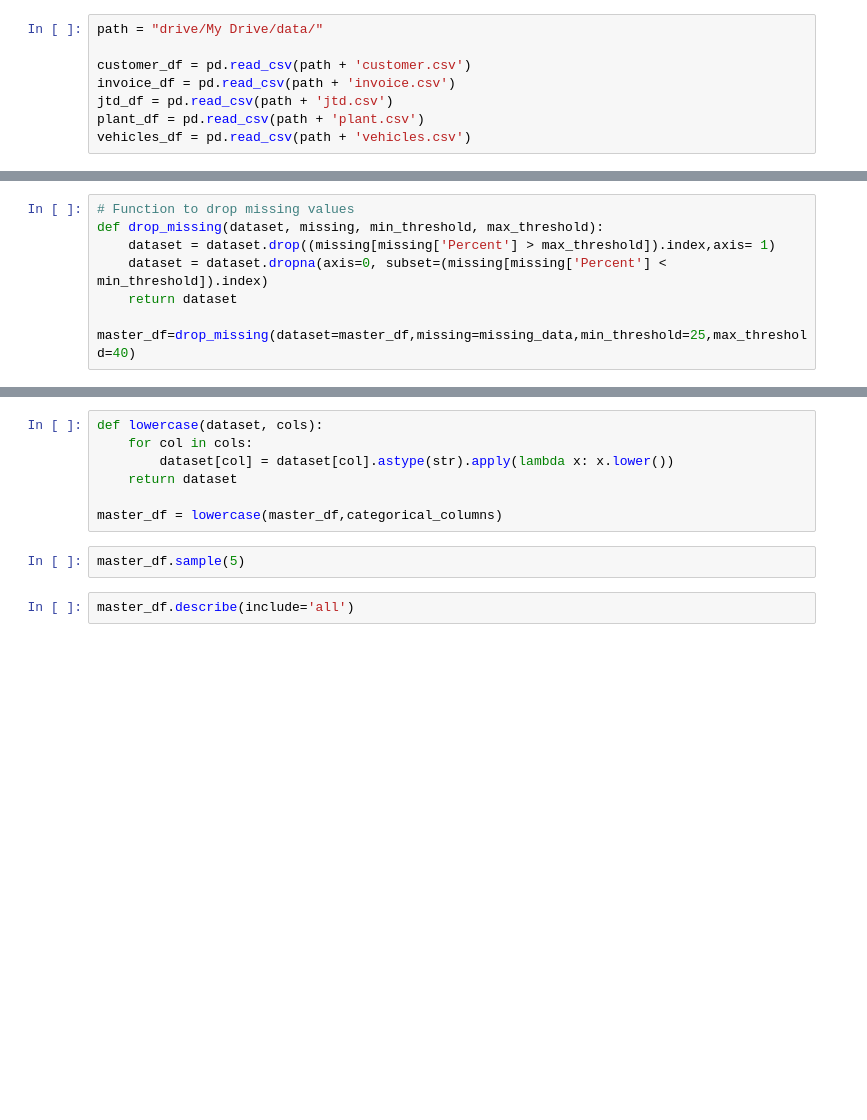
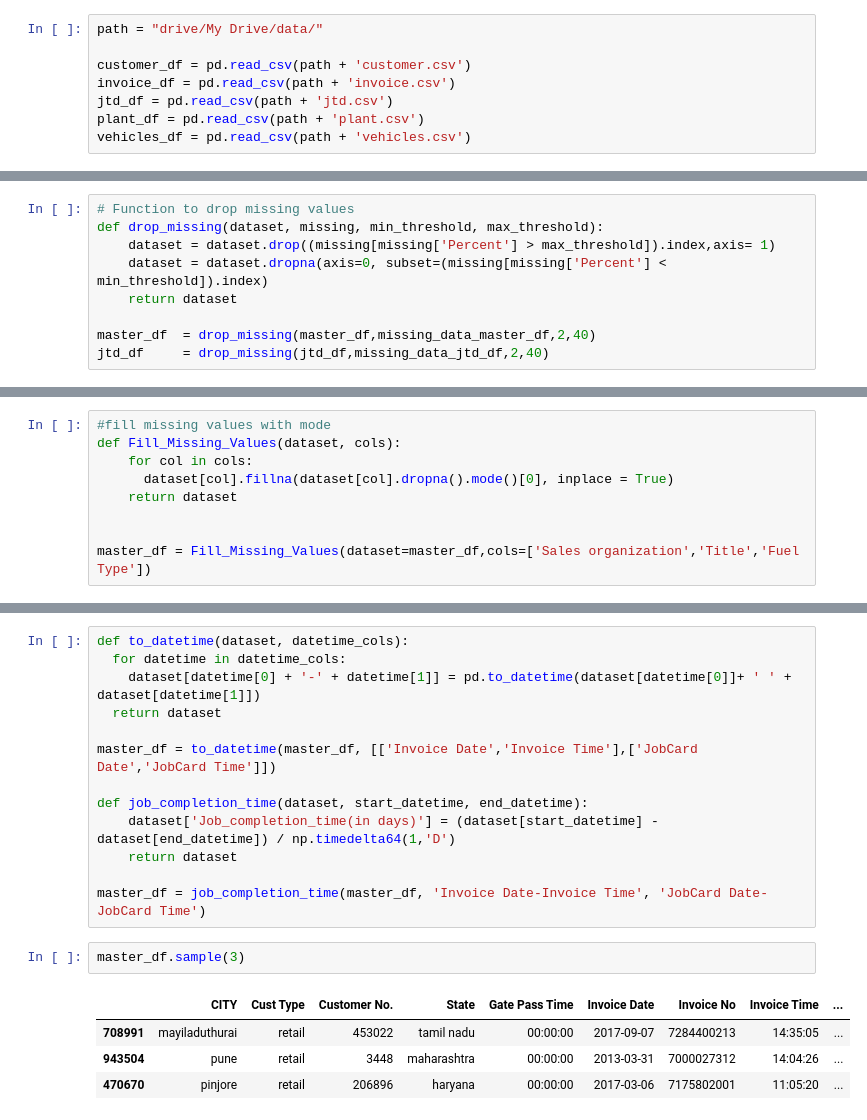
Before and after one commit to tripidhoble/Hackathon-Projects, a Jupyter notebook: MFC_Capstone.ipynb, the cells around one changed output, grey strips where cells are left out. Cells and saved outputs as stored; diff of their text form; blank space fills up the shorter version.

```diff
--- a/MFC_Capstone.ipynb
+++ b/MFC_Capstone.ipynb
@@ -91,4 +171,5 @@ def drop_missing(dataset, missing, min_threshold, max_threshold):
     dataset = dataset.dropna(axis=0, subset=(missing[missing['Percent'] < min_threshold]).index)
     return dataset
 
-master_df=drop_missing(dataset=master_df,missing=missing_data,min_threshold=25,max_threshold=40)
+master_df  = drop_missing(master_df,missing_data_master_df,2,40)
+jtd_df     = drop_missing(jtd_df,missing_data_jtd_df,2,40)
@@ -98,3 +197,12 @@ print(new_missing_data[new_missing_data['Percent']>0.00])
+# %%
+#fill missing values with mode
+def Fill_Missing_Values(dataset, cols):
+    for col in cols:
+      dataset[col].fillna(dataset[col].dropna().mode()[0], inplace = True)
+    return dataset
+
+
+master_df = Fill_Missing_Values(dataset=master_df,cols=['Sales organization','Title','Fuel Type'])
 # %%
 # Function to identify numeric features
 def numeric_features(dataset):
@@ -118,11 +252,20 @@ print(categorical_columns)
-# %%
-def lowercase(dataset, cols):
-    for col in cols:
-        dataset[col] = dataset[col].astype(str).apply(lambda x: x.lower())
-    return dataset
-
-master_df = lowercase(master_df,categorical_columns)
+# %%
+def to_datetime(dataset, datetime_cols):
+  for datetime in datetime_cols:
+    dataset[datetime[0] + '-' + datetime[1]] = pd.to_datetime(dataset[datetime[0]]+ ' ' + dataset[datetime[1]])
+  return dataset
+
+master_df = to_datetime(master_df, [['Invoice Date','Invoice Time'],['JobCard Date','JobCard Time']])
+
+def job_completion_time(dataset, start_datetime, end_datetime):
+    dataset['Job_completion_time(in days)'] = (dataset[start_datetime] - dataset[end_datetime]) / np.timedelta64(1,'D')
+    return dataset
+
+master_df = job_completion_time(master_df, 'Invoice Date-Invoice Time', 'JobCard Date-JobCard Time')
 # %%
-master_df.sample(5)
+master_df.sample(3)
+# %% [output]
+|  | CITY | Cust Type | Customer No. | State | Gate Pass Time | Invoice Date | Invoice No | Invoice Time | ... |
+| 708991 | mayiladuthurai | retail | 453022 | tamil nadu | 00:00:00 | 2017-09-07 | 7284400213 | 14:35:05 | ... |
+| 943504 | pune | retail | 3448 | maharashtra | 00:00:00 | 2013-03-31 | 7000027312 | 14:04:26 | ... |
+| 470670 | pinjore | retail | 206896 | haryana | 00:00:00 | 2017-03-06 | 7175802001 | 11:05:20 | ... |
-# %%
-master_df.describe(include='all')
```
Also changed, not shown: parts of 15 cells of this notebook.
